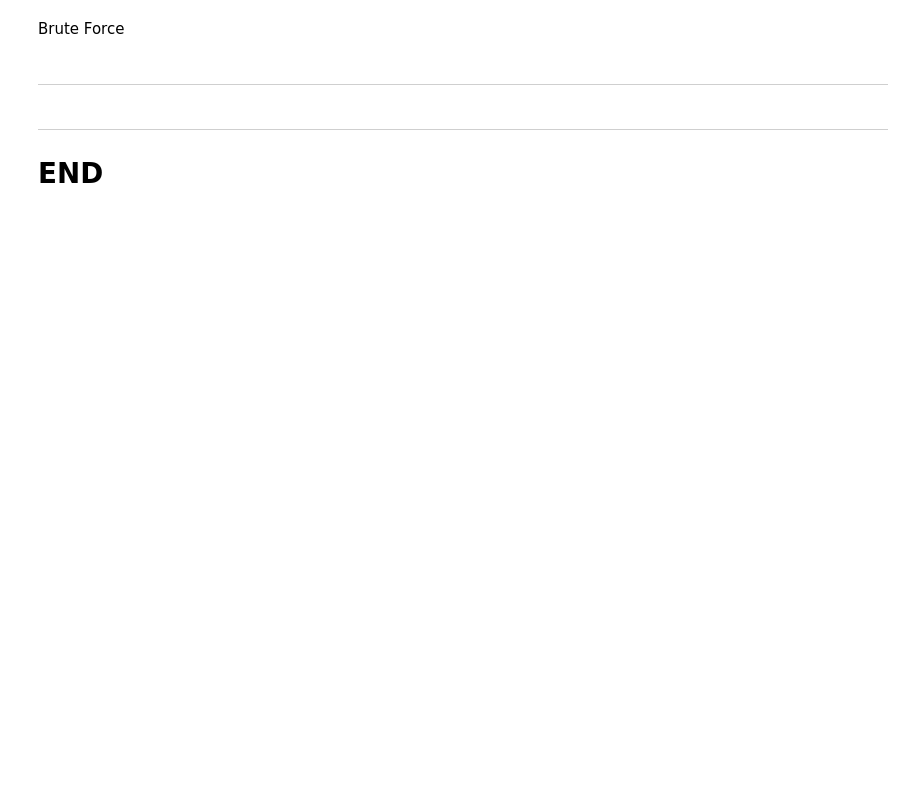
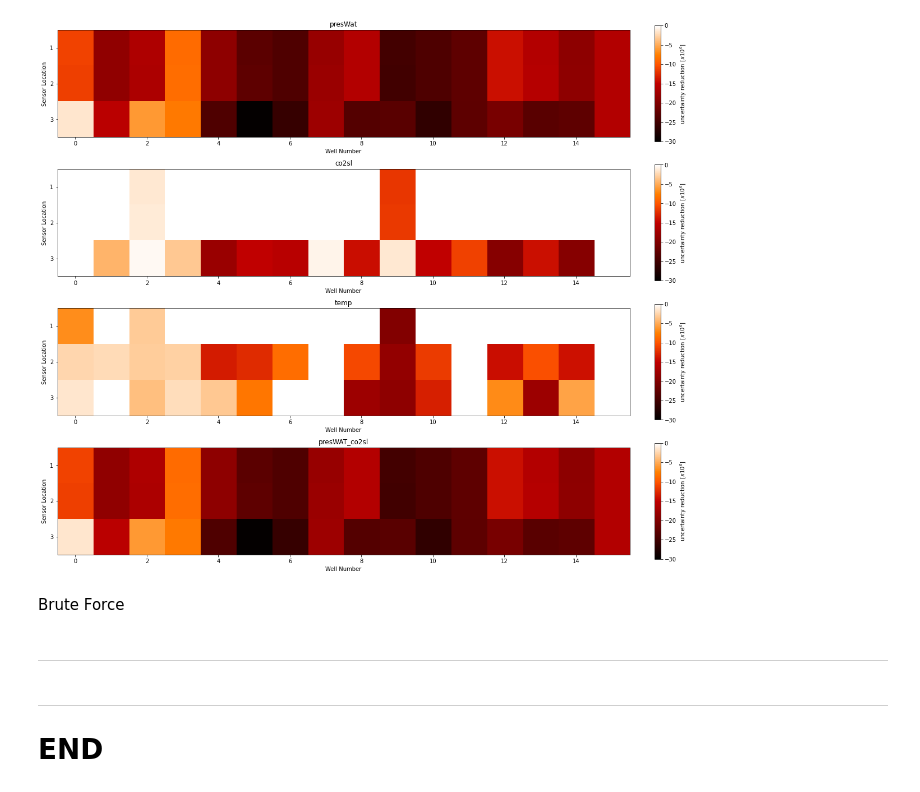
Before and after one commit to misaelmmorales/CO2-Monitor-Optim, a Jupyter notebook: _misael_nb.ipynb, the cells around one changed output. Drawn from its saved outputs; the diff is of its cells as text; code cells hidden in the pictures; blank space fills up the shorter version.

```diff
--- a/_misael_nb.ipynb
+++ b/_misael_nb.ipynb
@@ -22,23 +7,0 @@ plt.colorbar()
-# %%
-### LAYER OPTIMIZATION
-# layer1, layer2, layer3 = np.arange(2,18), np.arange(18,34), np.arange(34,50)
-# layer_list = [layer1, layer2, layer3]
-# result = pd.DataFrame(index=['layer 1', 'layer 2', 'layer 3'], columns=['measure 1', 'measure 2', 'measure 3', 'measure 4'])
-# for m in range(4):
-#     for l in range(len(layer_list)):
-#         result.iloc[l,m] = Proxy(ncol_data=list(layer_list[l]), measure_type=m+1, nDataRealization=50, nMCSamples=300,
-#                                  rom_data=LinearRegression(), rom_obj=LinearRegression(), error_option=2).value
-# result.to_csv('optimization_by_layer.csv')
-
-### COLUMN/WELL OPTIMIZATION
-well_names = ['well {}'.format(p+1) for p in range(16)]
-templist, well = np.arange(2,50,step=16), {}
-for i in range(16):
-    well[i] = templist+i
-wells = np.array(list(well.values()))
-results = pd.DataFrame(index=well_names, columns=['measure 1', 'measure 2', 'measure 3', 'measure 4'])
-for m in range(4):
-    for i in range(16):
-        print(wells[i])
-#         results.iloc[i,m] = Proxy(ncol_data=list(wells[i]), measure_type=m+1, nDataRealization=50, nMCSamples=400, rom_data=LinearRegression(), rom_obj=LinearRegression()).value
-# results.to_csv('optimizabion_by_column.csv')
@@ -63,3 +62,21 @@ for m in range(4):
+# %%
+result_presWat = np.load('_misael_results/result_presWAT_MARS.npy').reshape(3,16)
+result_co2sl   = np.load('_misael_results/result_co2sl_MARS.npy').reshape(3,16)
+result_temp    = np.load('_misael_results/result_temp_MARS.npy').reshape(3,16)
+result_presWAT_co2sl = np.load('_misael_results/result_presWAT_co2sl_MARS.npy').reshape(3,16)
+data = [result_presWat, result_co2sl, result_temp, result_presWAT_co2sl]
+titles = ['presWat','co2sl','temp','presWAT_co2sl']
+
+plt.figure(figsize=(20,17.5))
+for i in range(4):
+    plt.subplot(4,1,i+1)
+    plt.imshow(data[i], cmap='gist_heat', vmin=-30, vmax=0)
+    plt.title(titles[i]); plt.xlabel('Well Number'); plt.ylabel('Sensor Location')
+    plt.yticks(np.arange(3), labels=np.arange(1,4))
+    plt.colorbar(label='uncertainty reduction [$x10^6$]', fraction=0.046, pad=0.04)
+plt.show()
+# %% [output]
+[figure, added]
 # %%
 # select       = 7
 # plot_bounds  = [-3, 3]
```
Also changed, not shown: parts of 4 cells of this notebook, 3 other files.
